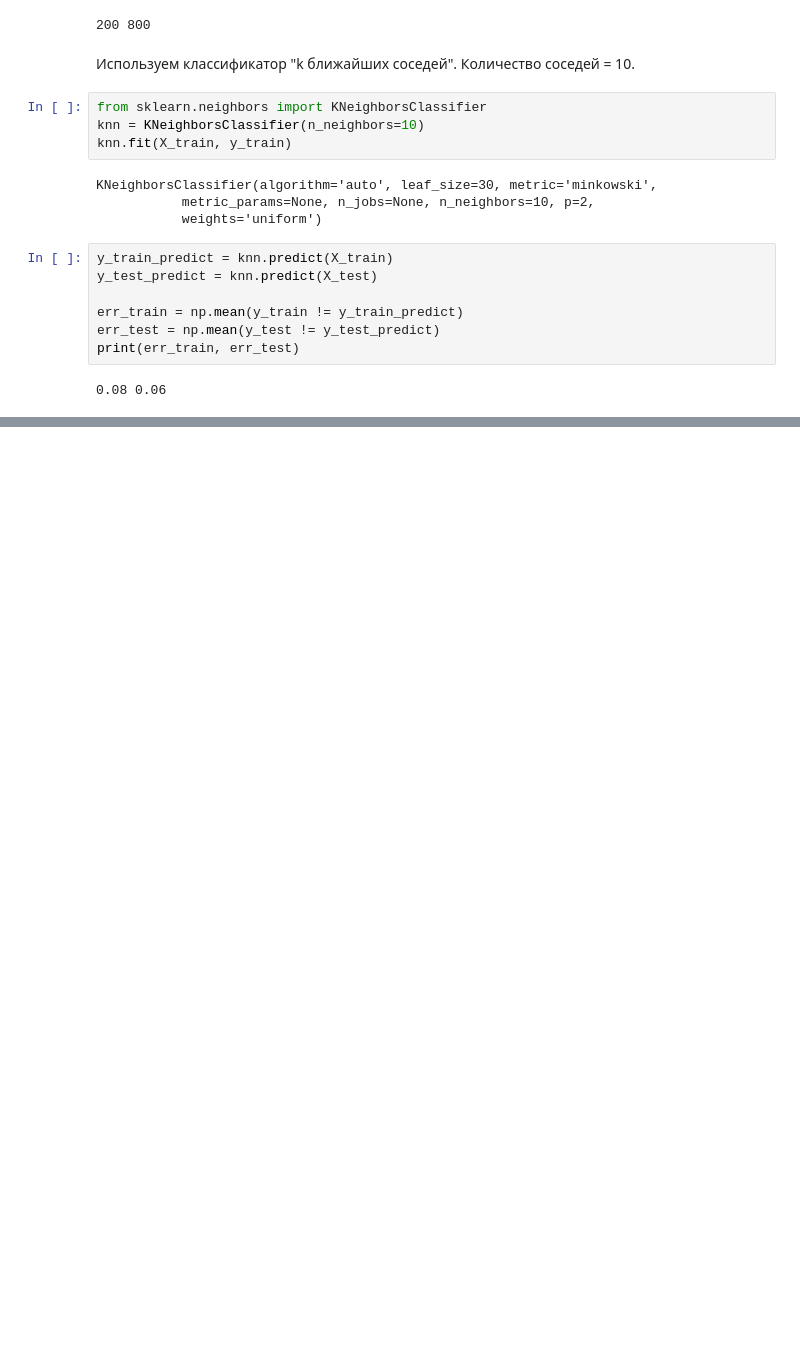
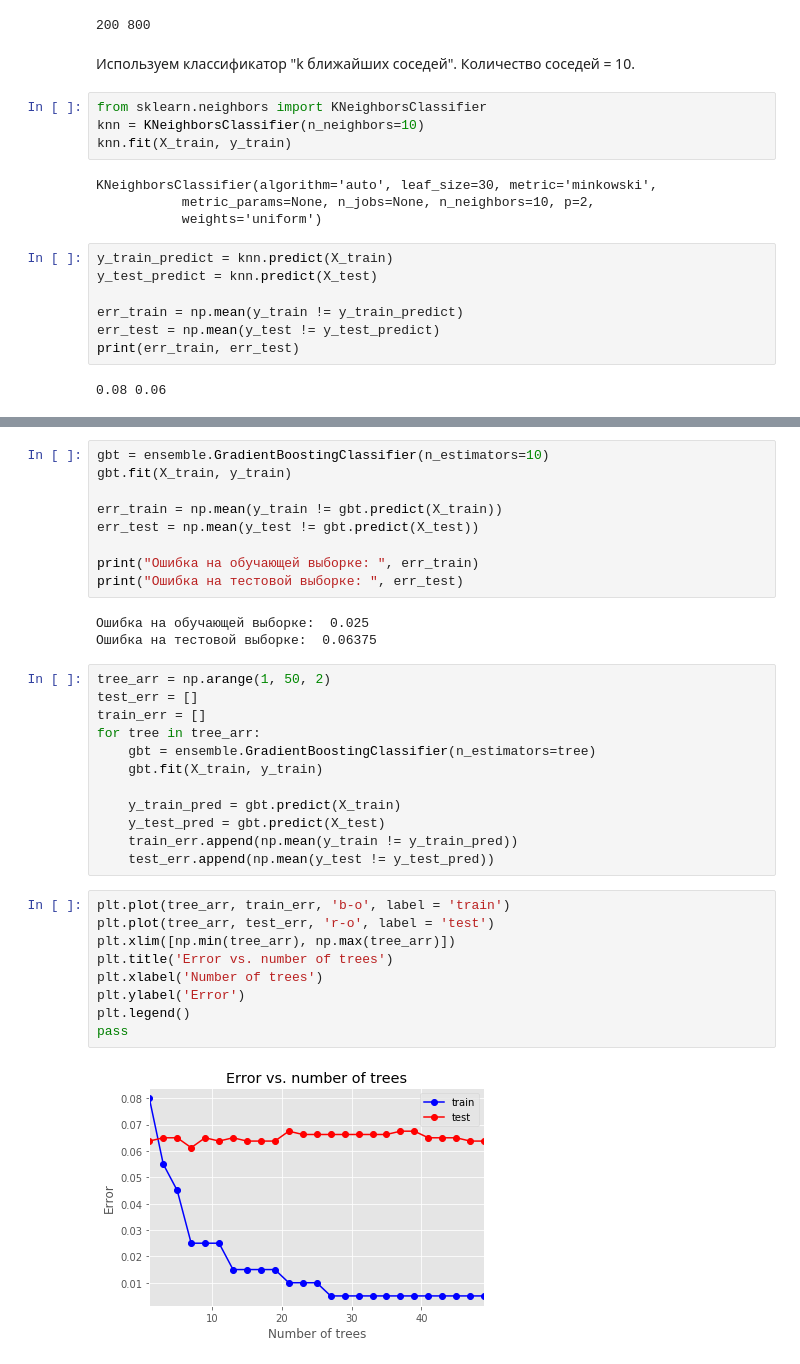
Before and after one commit to MichaelMurashov/MachineLearning, a Jupyter notebook: main.ipynb, the cells around one changed output, grey strips where cells are left out. Drawn from its saved outputs; the diff is of its cells as text; blank space fills up the shorter version.

```diff
--- a/main.ipynb
+++ b/main.ipynb
@@ -224,0 +341,35 @@ SVC(C=1.0, cache_size=200, class_weight=None, coef0=0.0,
+# %%
+gbt = ensemble.GradientBoostingClassifier(n_estimators=10)
+gbt.fit(X_train, y_train)
+
+err_train = np.mean(y_train != gbt.predict(X_train))
+err_test = np.mean(y_test != gbt.predict(X_test))
+
+print("Ошибка на обучающей выборке: ", err_train)
+print("Ошибка на тестовой выборке: ", err_test)
+# %% [output]
+Ошибка на обучающей выборке:  0.025
+Ошибка на тестовой выборке:  0.06375
+# %%
+tree_arr = np.arange(1, 50, 2)
+test_err = []
+train_err = []
+for tree in tree_arr:
+    gbt = ensemble.GradientBoostingClassifier(n_estimators=tree)
+    gbt.fit(X_train, y_train)
+
+    y_train_pred = gbt.predict(X_train)
+    y_test_pred = gbt.predict(X_test)
+    train_err.append(np.mean(y_train != y_train_pred))
+    test_err.append(np.mean(y_test != y_test_pred))
+# %%
+plt.plot(tree_arr, train_err, 'b-o', label = 'train')
+plt.plot(tree_arr, test_err, 'r-o', label = 'test')
+plt.xlim([np.min(tree_arr), np.max(tree_arr)])
+plt.title('Error vs. number of trees')
+plt.xlabel('Number of trees')
+plt.ylabel('Error')
+plt.legend()
+pass
+# %% [output]
+[figure, added]
```
Also changed, not shown: parts of 33 cells of this notebook.
